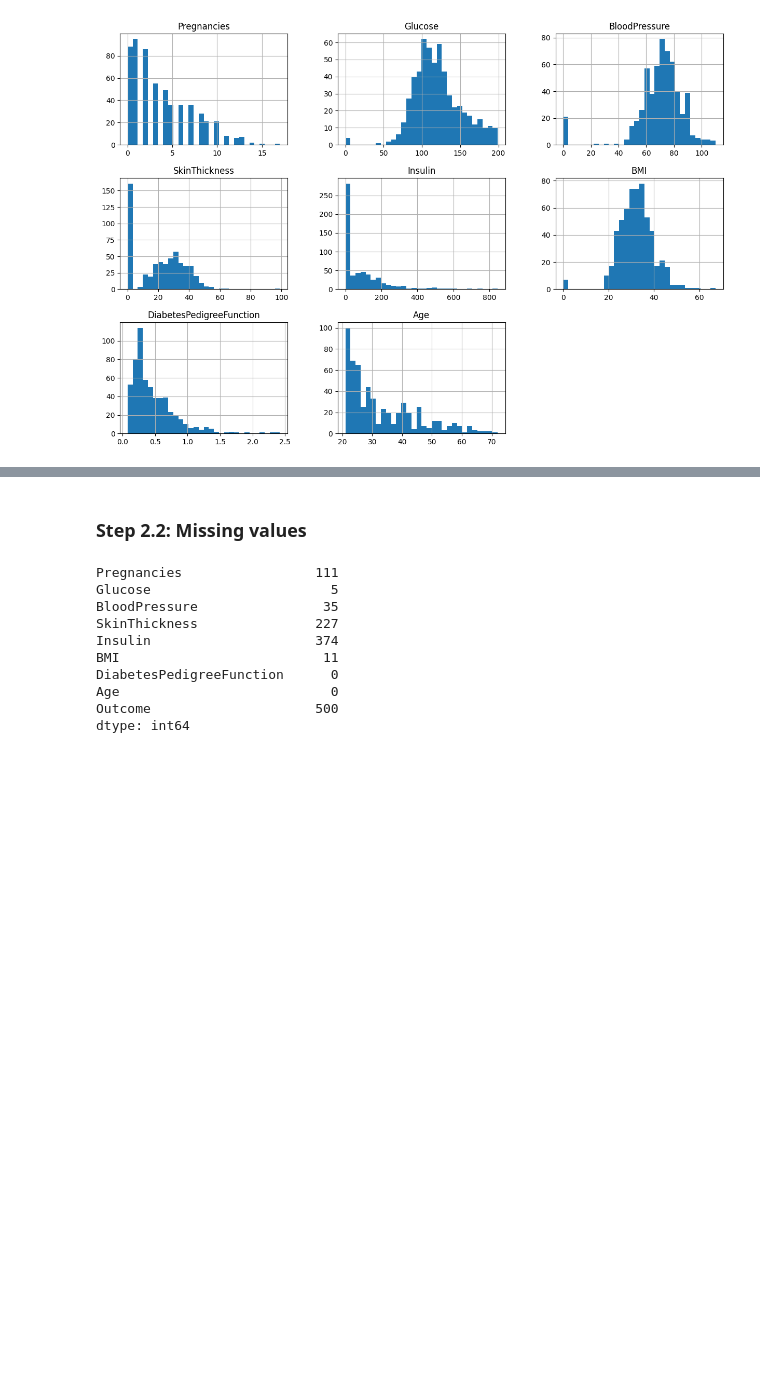
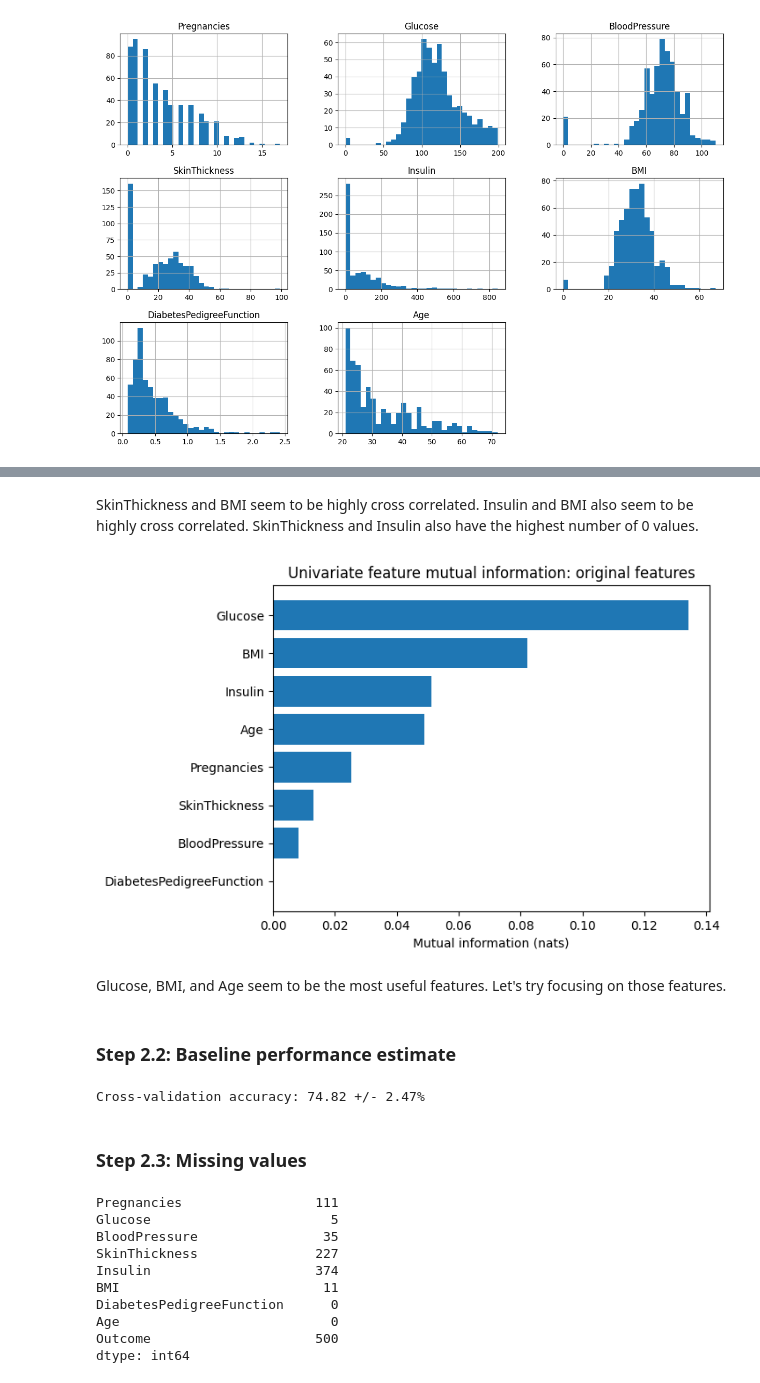
Before and after one commit to 4GeeksAcademy/helloklow-boosting-algorithms-project, a Jupyter notebook: src/explore.ipynb, the cells around one changed output, grey strips where cells are left out. Cells and saved outputs as stored; diff of their text form; code cells hidden in the pictures; blank space fills up the shorter version.

```diff
--- a/src/explore.ipynb
+++ b/src/explore.ipynb
@@ -98,0 +97,31 @@ training_features.describe()
+# %% [markdown]
+SkinThickness and BMI seem to be highly cross correlated. Insulin and BMI also seem to be highly cross correlated. SkinThickness and Insulin also have the highest number of 0 values.
+# %%
+from sklearn.feature_selection import mutual_info_classif
+
+results=mutual_info_classif(training_features, training_labels)
+
+univariate_mi_results={}
+
+for feature, result in zip(training_features.columns, results):
+    univariate_mi_results[feature]=result
+
+univariate_mi_results=dict(sorted(univariate_mi_results.items(), key=lambda item: item[1]))
+
+plt.title('Univariate feature mutual information: original features')
+
+plt.barh(
+    np.arange(len(univariate_mi_results.values())),
+    univariate_mi_results.values(),
+    tick_label=list(univariate_mi_results.keys())
+)
+
+plt.xlabel('Mutual information (nats)')
+
+plt.show()
+# %% [output]
+[figure, added]
+# %% [markdown]
+Glucose, BMI, and Age seem to be the most useful features. Let's try focusing on those features.
+# %% [markdown]
+### Step 2.2: Baseline performance estimate
@@ -99,2 +156,10 @@ training_features.describe()
+# %%
+# Instantiate a gradient boosting classifier model
+model=GradientBoostingClassifier(random_state=315)
+
+# Run the cross-validation
+scores=cross_val(model, training_features, training_labels)
+# %% [output]
+Cross-validation accuracy: 74.82 +/- 2.47%
 # %% [markdown]
-### Step 2.2: Missing values
+### Step 2.3: Missing values
```
Also changed, not shown: parts of 23 cells of this notebook, 2 other files.
